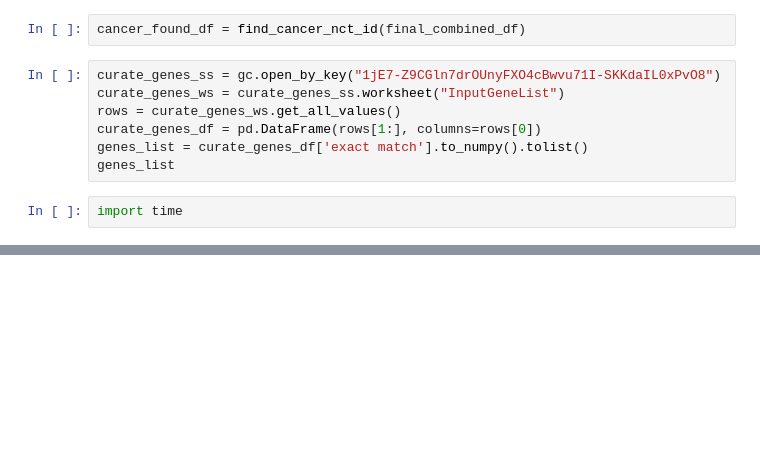
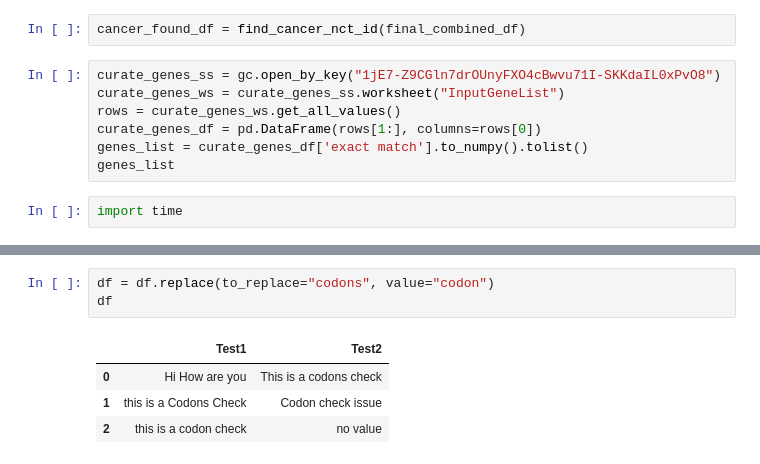
Before and after one commit to gokulakannan19kyvor/ClinicalTrialFiles, a Jupyter notebook: Report_Exact.ipynb, the cells around one changed output, grey strips where cells are left out. Saved outputs shown, nothing was run; the diff lists cells and outputs as text; blank space fills up the shorter version.

```diff
--- a/Report_Exact.ipynb
+++ b/Report_Exact.ipynb
@@ -748,0 +1856,8 @@ for gene in genes_list:
+# %%
+df = df.replace(to_replace="codons", value="codon")
+df
+# %% [output]
+|  | Test1 | Test2 |
+| 0 | Hi How are you | This is a codons check |
+| 1 | this is a Codons Check | Codon check issue |
+| 2 | this is a codon check | no value |
```
Also changed, not shown: parts of 23 cells of this notebook.
